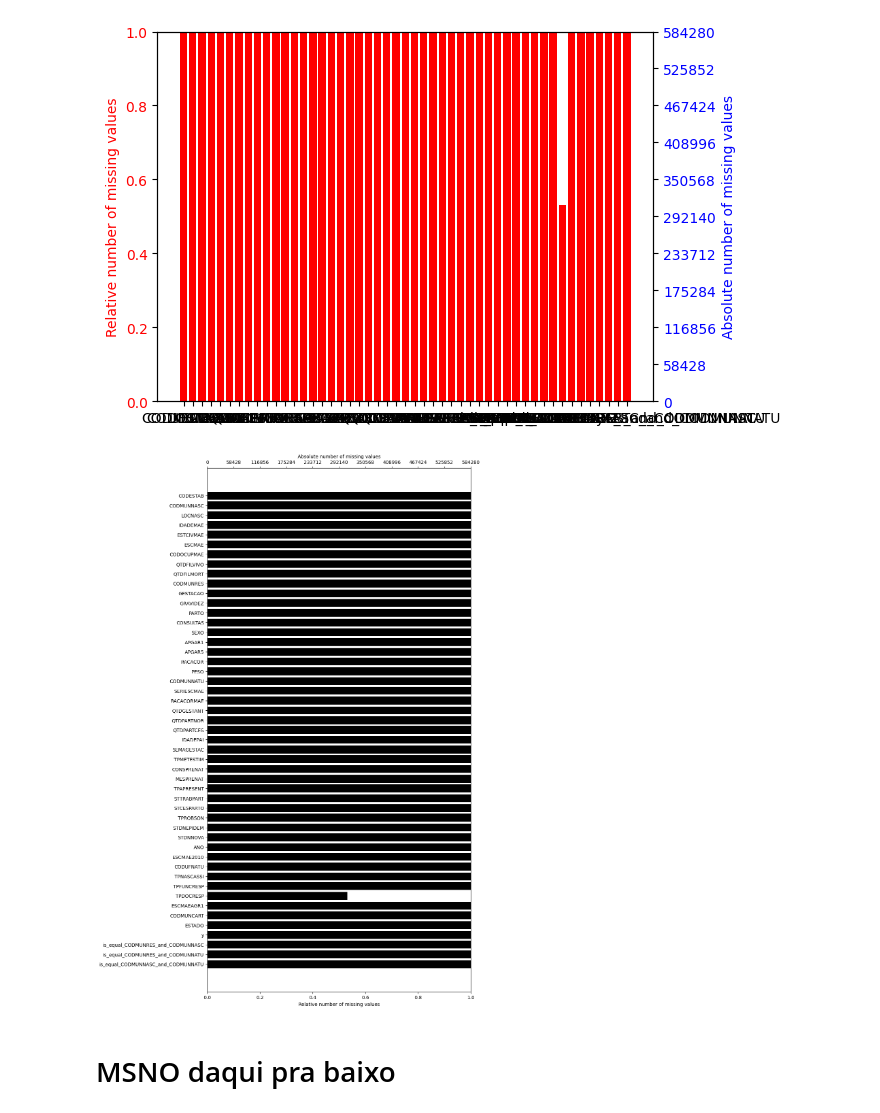
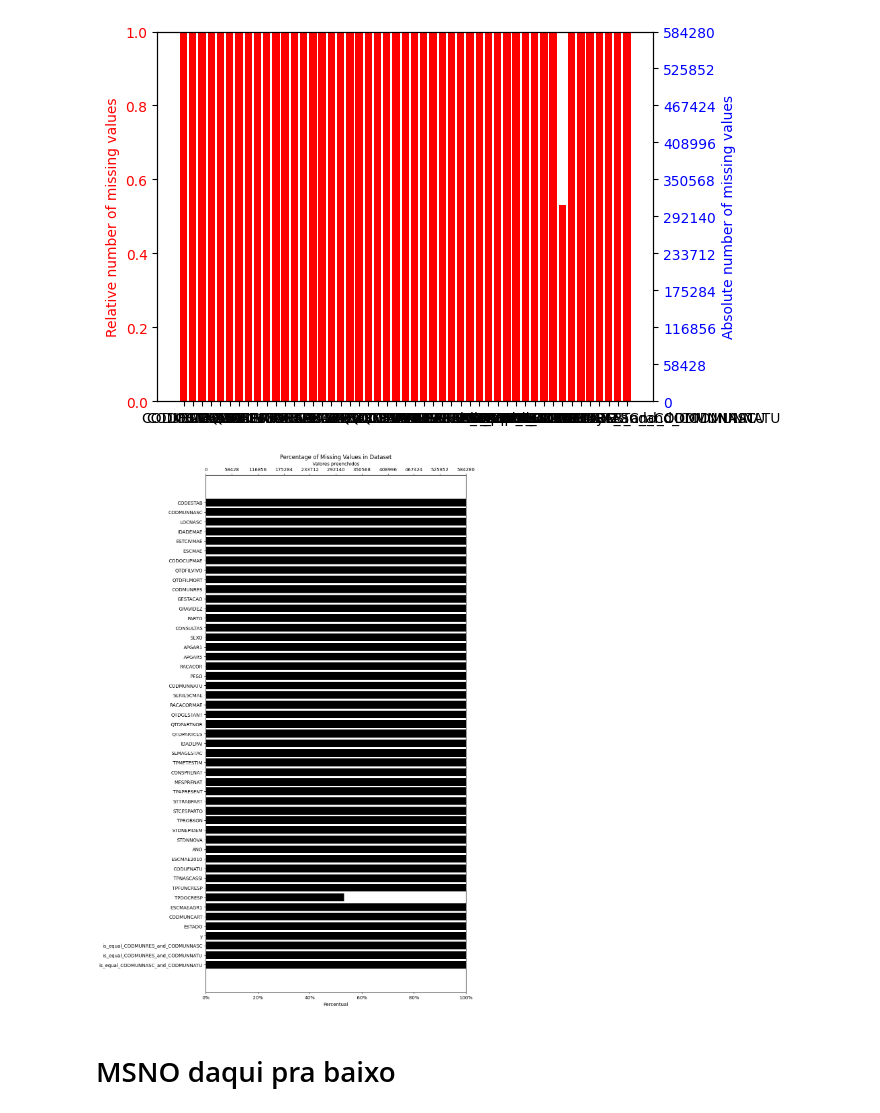
Before and after one commit to GabrielSimonetto/saf_sinasc, a Jupyter notebook: notebooks/20230213_testes_plots_automatizados.ipynb, the cells around one changed output. Cells and saved outputs as stored; diff of their text form; code cells hidden in the pictures.

```diff
--- a/notebooks/20230213_testes_plots_automatizados.ipynb
+++ b/notebooks/20230213_testes_plots_automatizados.ipynb
@@ -215,38 +215,46 @@ import matplotlib.ticker as ticker
 df = workdf
 
 # Get the number of missing values per column
 missing_vals = df.notnull().sum()
 
 # Calculate the relative number of missing values per column
-rel_missing_vals = missing_vals / len(df)
+rel_missing_vals = (missing_vals) / len(df)
 
 # Create a horizontal bar plot with two x-axes
 # fig, ax1 = plt.subplots()
 fig, ax1 = plt.subplots(figsize=(10, 20))
+
+# Add a title
+plt.title("Percentage of Missing Values in Dataset")
 
 # Set the maximum value for both x-axes
 ax1.set_xlim(0, 1)
 ax2 = ax1.twiny()
 ax2.set_xlim(0, len(df))
 
 # Plot the relative number of missing values on the bottom x-axis
 ax1.barh(missing_vals.index, rel_missing_vals, color='black')
-ax1.set_xlabel('Relative number of missing values', color='black')
-ax1.tick_params(axis='x', labelcolor='black')
+ax1.set_xlabel('Percentual', color='black')
+# ax1.tick_params(axis='x', labelcolor='black')
+
+# Set the ticks and labels on the y-axis
+# ax1.set_xticks(range(len(missing_vals)))
+labellist = ['0%', '20%', '40%', '60%', '80%', '100%']
+ax1.set_xticklabels(labellist)
 
 # Set the ticks on the top x-axis to be at intervals of 10% of the size of the dataframe
 tick_spacing = int(len(df) / 10)
 ax2.xaxis.set_major_locator(ticker.MultipleLocator(tick_spacing))
-ax2.set_xlabel('Absolute number of missing values', color='black')
+ax2.set_xlabel('Valores preenchidos', color='black')
 ax2.tick_params(axis='x', labelcolor='black')
 
 # Invert the y-axis
 plt.gca().invert_yaxis()
 
 # Show the plot
 plt.show()
 # %% [output]
-[figure, old version]
+[figure, new version]
 # %%
 # ta vai faltar tombar pra direita agora e acerar esse axis e essas cor ridiculas, mas vamo indo
 # %% [markdown]
```
Also changed, not shown: 39 other files.
